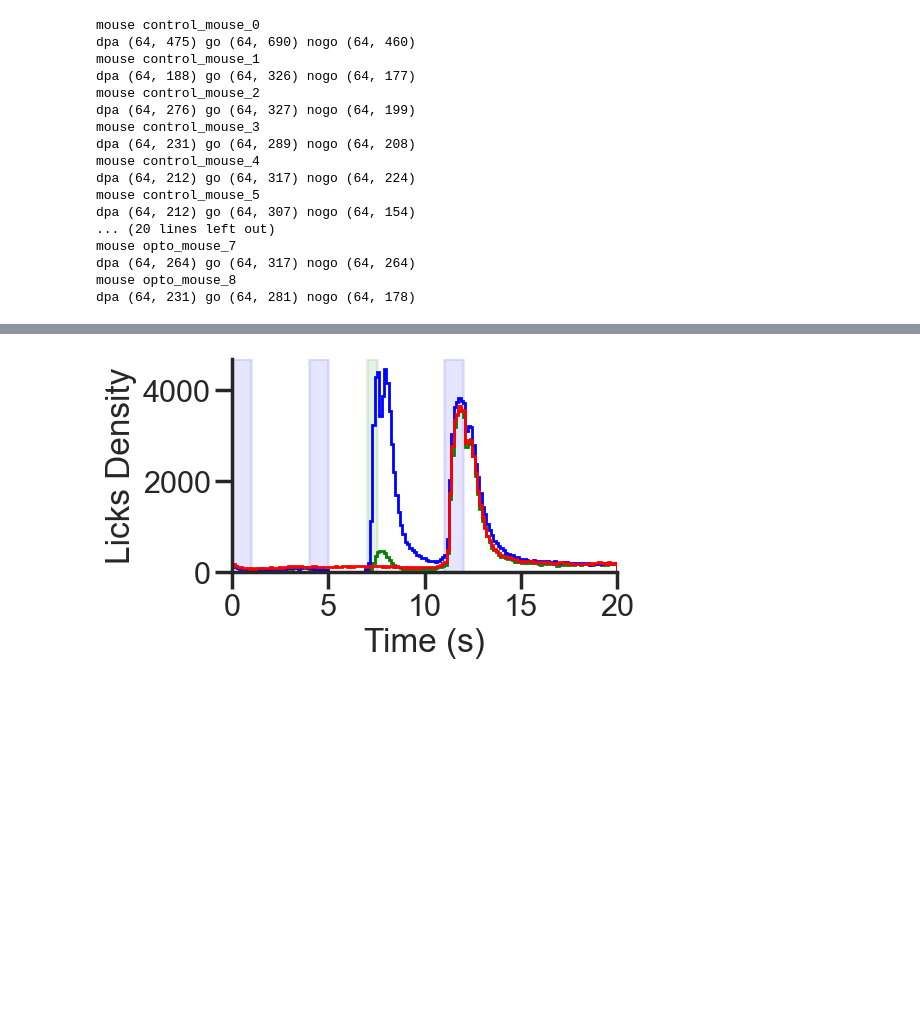
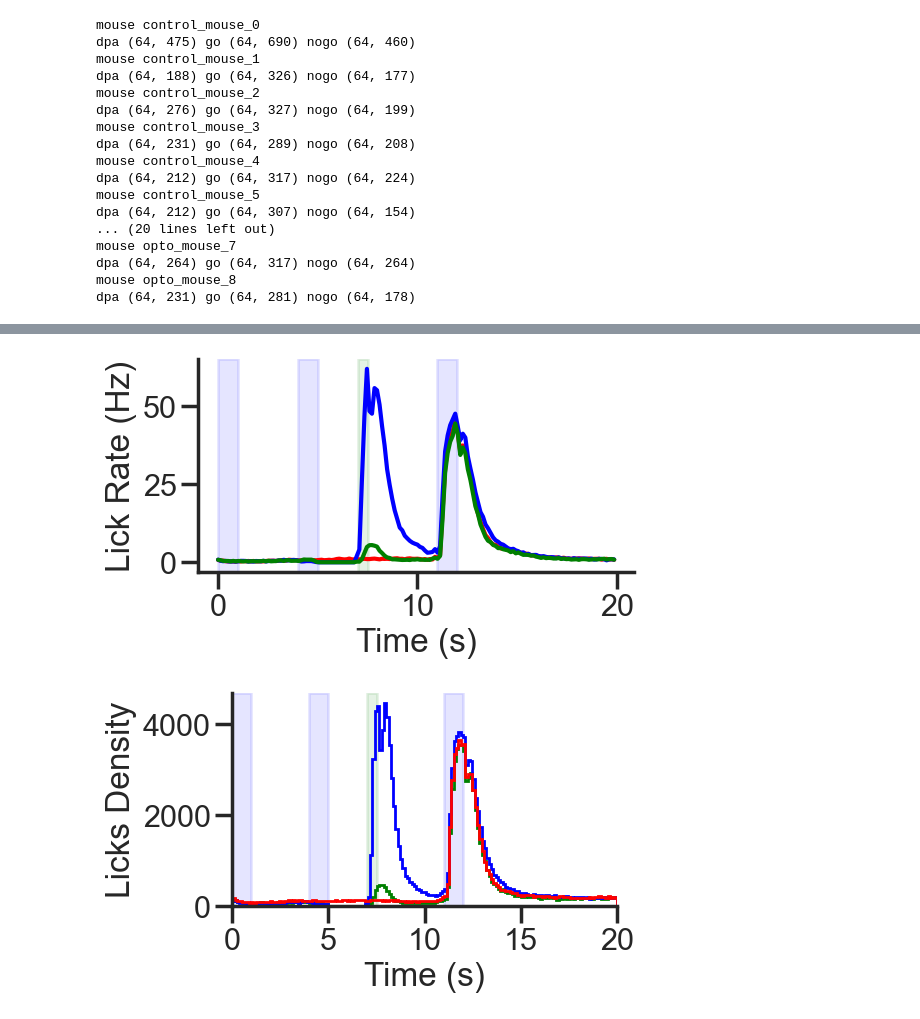
Before and after one commit to kiriclope/HiDN, a Jupyter notebook: notebooks/behavior.ipynb, the cells around one changed output, grey strips where cells are left out. Saved outputs shown, nothing was run; the diff lists cells and outputs as text; code cells hidden in the pictures; blank space fills up the shorter version.

```diff
--- a/notebooks/behavior.ipynb
+++ b/notebooks/behavior.ipynb
@@ -144,3 +144,7 @@ licks_density, bins = plot_licks_hist(licks_all, n_bins='auto')
+# %%
+plot_lick_rate(licks_density, bins, n_mice=9)
+# %% [output]
+[figure, added]
 # %%
 dpa_all = hstack_with_padding(mice_dpa[9:])
 go_all = hstack_with_padding(mice_go[9:])
```
Also changed, not shown: parts of 7 cells of this notebook.
